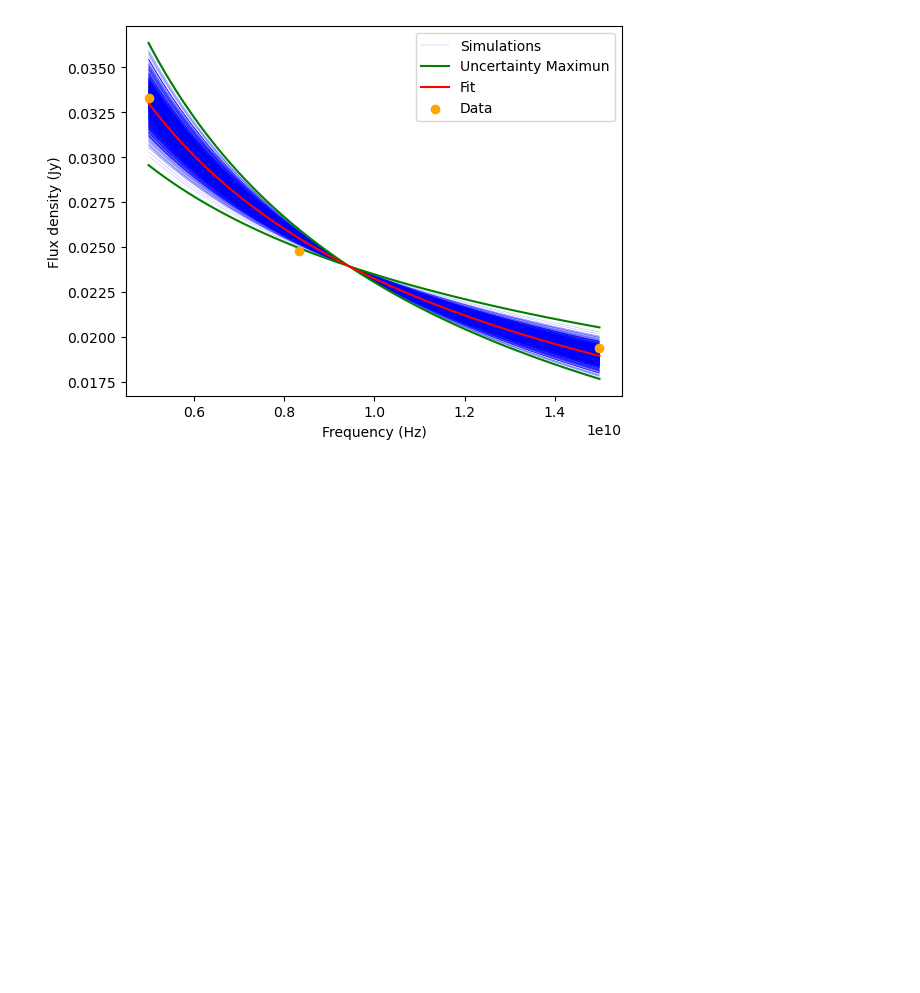
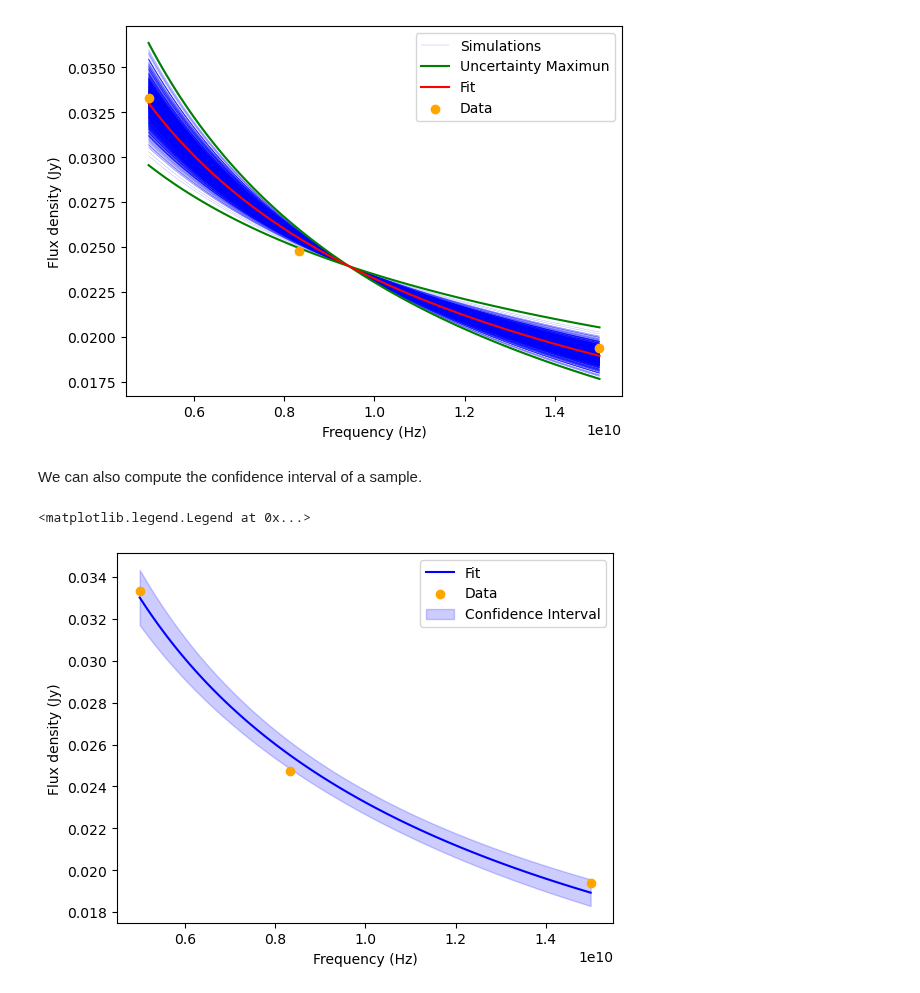
Before and after one commit to Camachoadri/JAEICU2024, a Jupyter notebook: Blob emission in GRS 1915+105/Blob emission in GRS 1915+105-07-03-24.ipynb, the cells around one changed output. Saved outputs shown, nothing was run; the diff lists cells and outputs as text; code cells hidden in the pictures; blank space fills up the shorter version.

Commit message:
Confidence interval

```diff
--- a/Blob emission in GRS 1915+105/Blob emission in GRS 1915+105-07-03-24.ipynb
+++ b/Blob emission in GRS 1915+105/Blob emission in GRS 1915+105-07-03-24.ipynb
@@ -934,3 +937,5 @@ plt.legend()
 # %% [output]
 <matplotlib.legend.Legend at 0x...>
 [figure]
+# %% [markdown]
+We can also compute the confidence interval of a sample.
@@ -936,0 +980,20 @@ plt.legend()
+# %%
+i=4
+confidence_i = calc_ci(Fit_param[i], cov_matrix[i], freqcont,
+        lambda freq, Flux_0, alpha : FluxDensFreqPL(freq, mean_freq, Flux_0, alpha))
+
+#Plot the fit
+plt.plot(freqcont , FluxDensFreqPL(freqcont, mean_freq, Fit_param[i][0], Fit_param[i][1]), c='b', label='Fit')
+plt.scatter(freq_array, data_short[i][:-1], c='orange', zorder=8, label='Data')
+
+#Plot the interval
+y=  FluxDensFreqPL(freqcont, mean_freq, Fit_param[i][0], Fit_param[i][1])
+ci= confidence_i[2]
+plt.fill_between(freqcont, (y-ci), (y+ci), color='b', alpha=.2, label= 'Confidence Interval')
+
+plt.ylabel('Flux density (Jy)')
+plt.xlabel('Frequency (Hz)')
+plt.legend()
+# %% [output]
+<matplotlib.legend.Legend at 0x...>
+[figure, added]
```
Also changed, not shown: parts of 3 cells of this notebook.
